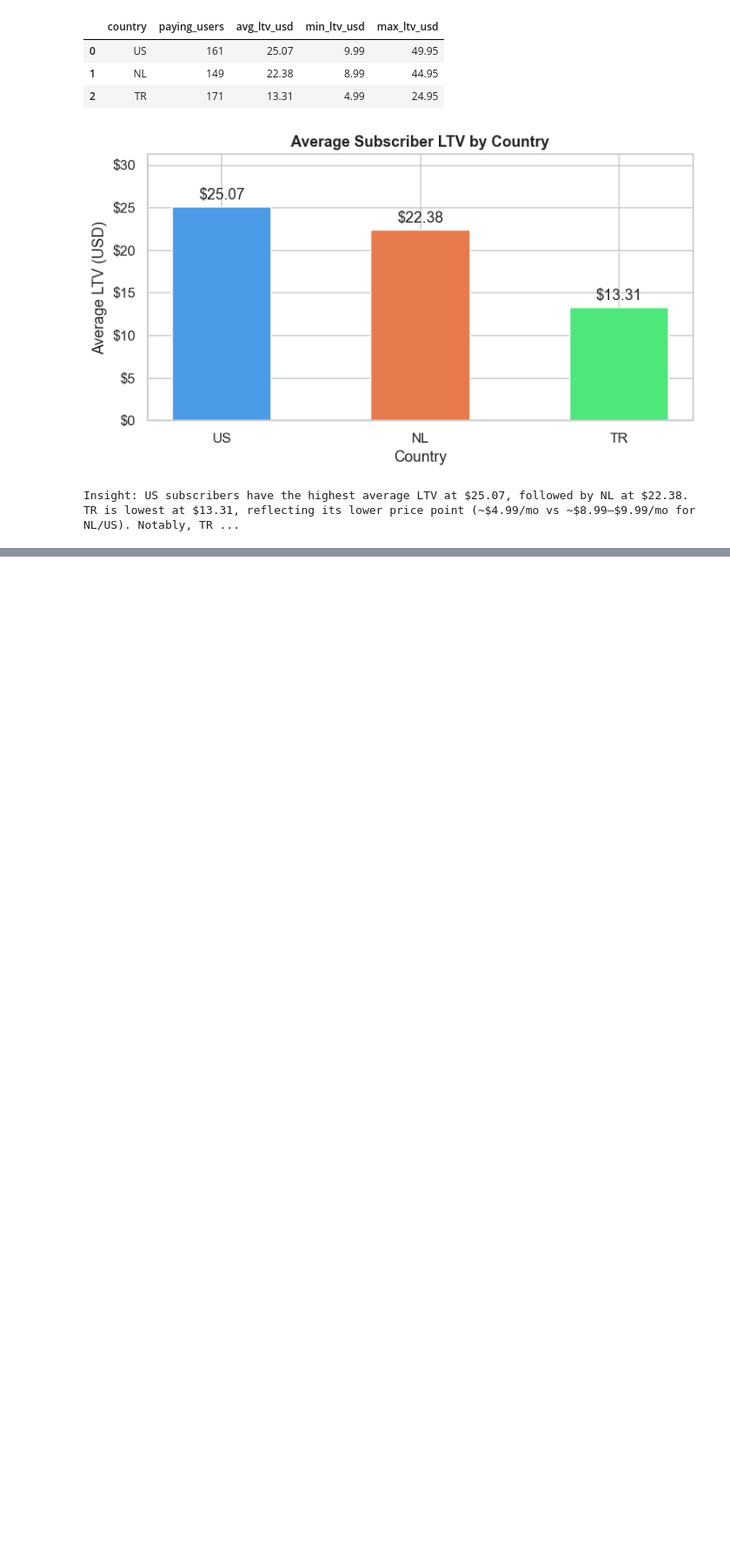
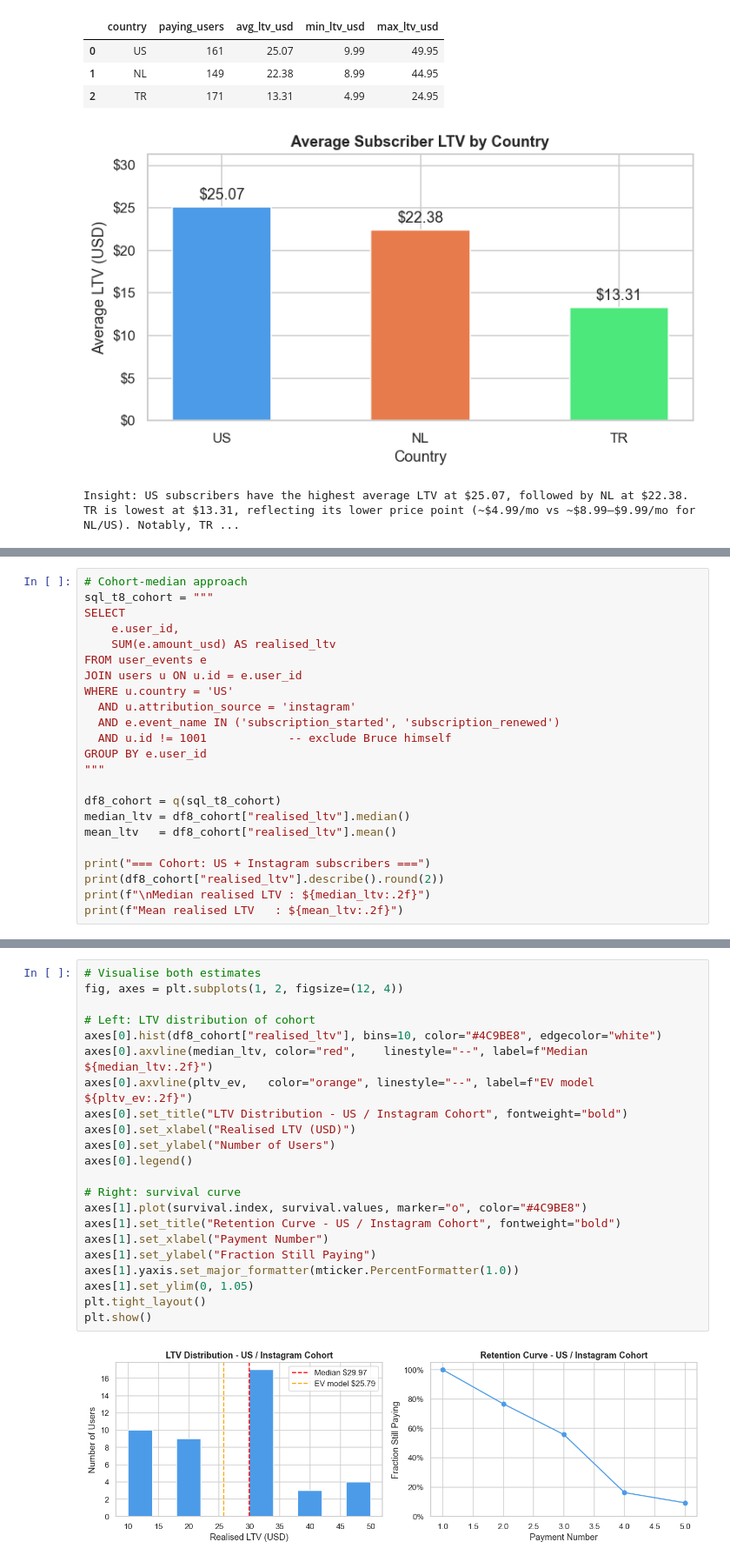
Before and after one commit to Sena-Kilinc/data-interview, a Jupyter notebook: submission.ipynb, the cells around one changed output, grey strips where cells are left out. Shown at 87% size. Cells and saved outputs as stored; diff of their text form; blank space fills up the shorter version.

```diff
--- a/submission.ipynb
+++ b/submission.ipynb
@@ -460,0 +491,23 @@ Insight: US subscribers have the highest average LTV at $25.07, followed by NL a
+# %%
+# Cohort-median approach
+sql_t8_cohort = """
+SELECT
+    e.user_id,
+    SUM(e.amount_usd) AS realised_ltv
+FROM user_events e
+JOIN users u ON u.id = e.user_id
+WHERE u.country = 'US'
+  AND u.attribution_source = 'instagram'
+  AND e.event_name IN ('subscription_started', 'subscription_renewed')
+  AND u.id != 1001            -- exclude Bruce himself
+GROUP BY e.user_id
+"""
+
+df8_cohort = q(sql_t8_cohort)
+median_ltv = df8_cohort["realised_ltv"].median()
+mean_ltv   = df8_cohort["realised_ltv"].mean()
+
+print("=== Cohort: US + Instagram subscribers ===")
+print(df8_cohort["realised_ltv"].describe().round(2))
+print(f"\nMedian realised LTV : ${median_ltv:.2f}")
+print(f"Mean realised LTV   : ${mean_ltv:.2f}")
@@ -460,0 +578,24 @@ Insight: US subscribers have the highest average LTV at $25.07, followed by NL a
+# %%
+# Visualise both estimates
+fig, axes = plt.subplots(1, 2, figsize=(12, 4))
+
+# Left: LTV distribution of cohort
+axes[0].hist(df8_cohort["realised_ltv"], bins=10, color="#4C9BE8", edgecolor="white")
+axes[0].axvline(median_ltv, color="red",    linestyle="--", label=f"Median ${median_ltv:.2f}")
+axes[0].axvline(pltv_ev,   color="orange", linestyle="--", label=f"EV model ${pltv_ev:.2f}")
+axes[0].set_title("LTV Distribution - US / Instagram Cohort", fontweight="bold")
+axes[0].set_xlabel("Realised LTV (USD)")
+axes[0].set_ylabel("Number of Users")
+axes[0].legend()
+
+# Right: survival curve
+axes[1].plot(survival.index, survival.values, marker="o", color="#4C9BE8")
+axes[1].set_title("Retention Curve - US / Instagram Cohort", fontweight="bold")
+axes[1].set_xlabel("Payment Number")
+axes[1].set_ylabel("Fraction Still Paying")
+axes[1].yaxis.set_major_formatter(mticker.PercentFormatter(1.0))
+axes[1].set_ylim(0, 1.05)
+plt.tight_layout()
+plt.show()
+# %% [output]
+[figure, added]
```
Also changed, not shown: parts of 7 cells of this notebook.
